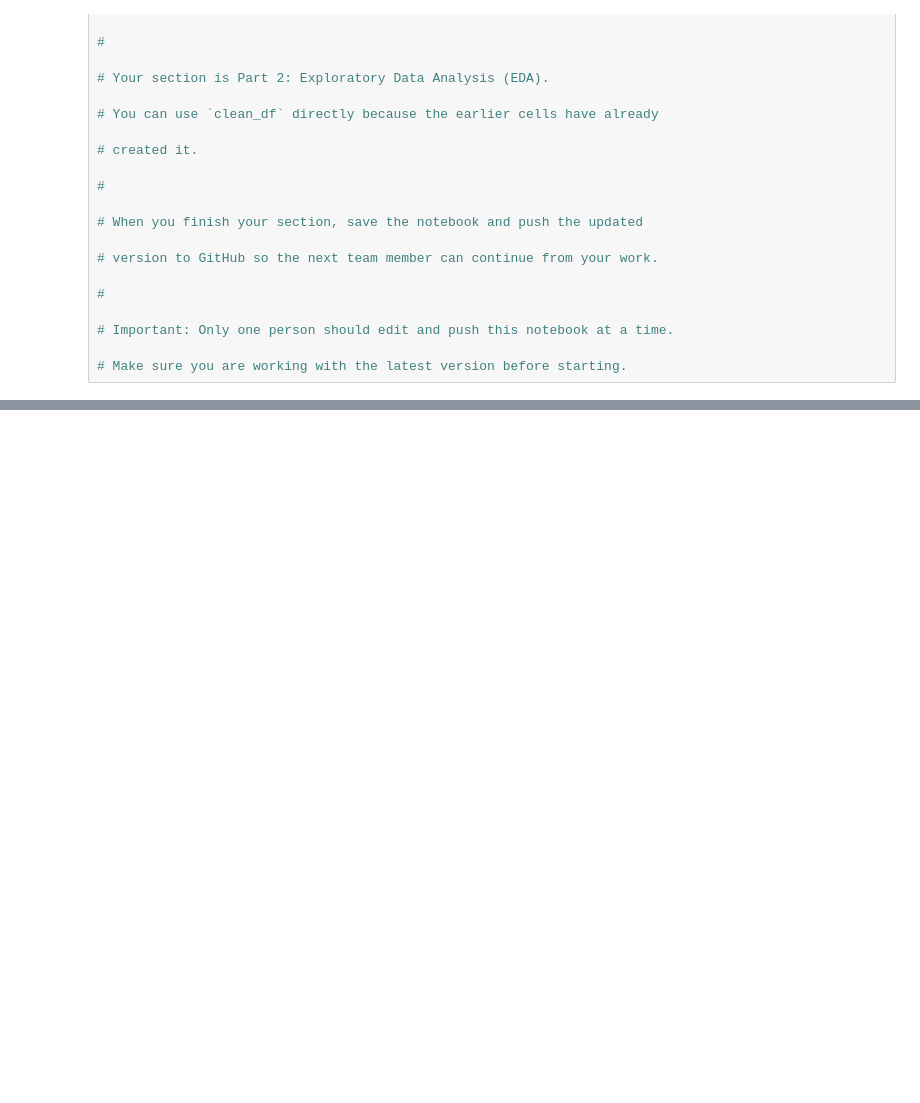
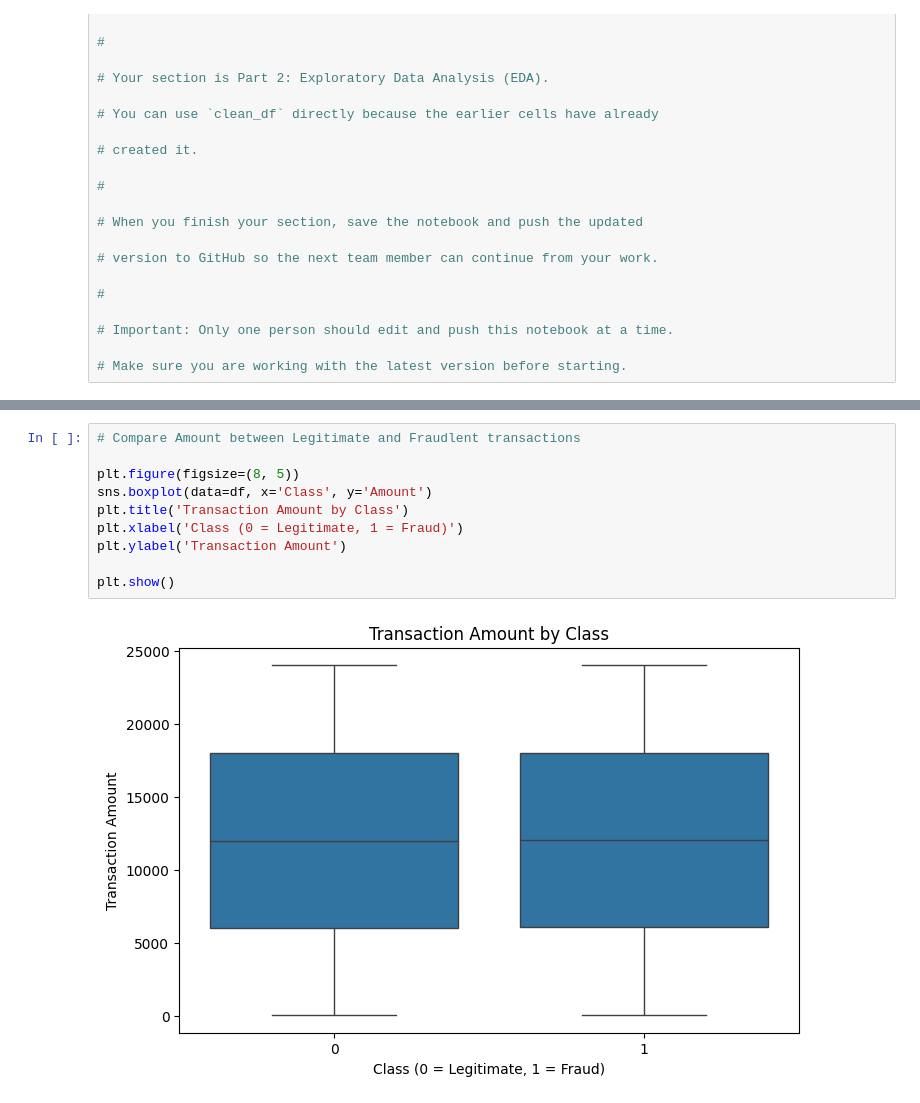
Before and after one commit to Group11members/CREDIT-CARD-FRAUD-DETECTION-, a Jupyter notebook: notebooks/Creditcardfrauddetection.ipynb, the cells around one changed output, grey strips where cells are left out. Drawn from its saved outputs; the diff is of its cells as text; blank space fills up the shorter version.

```diff
--- a/notebooks/Creditcardfrauddetection.ipynb
+++ b/notebooks/Creditcardfrauddetection.ipynb
@@ -335,0 +393,12 @@ nothing to commit, working tree clean
+# %%
+# Compare Amount between Legitimate and Fraudlent transactions
+
+plt.figure(figsize=(8, 5))
+sns.boxplot(data=df, x='Class', y='Amount')
+plt.title('Transaction Amount by Class')
+plt.xlabel('Class (0 = Legitimate, 1 = Fraud)')
+plt.ylabel('Transaction Amount')
+
+plt.show()
+# %% [output]
+[figure, added]
```
Also changed, not shown: parts of 26 cells of this notebook.
